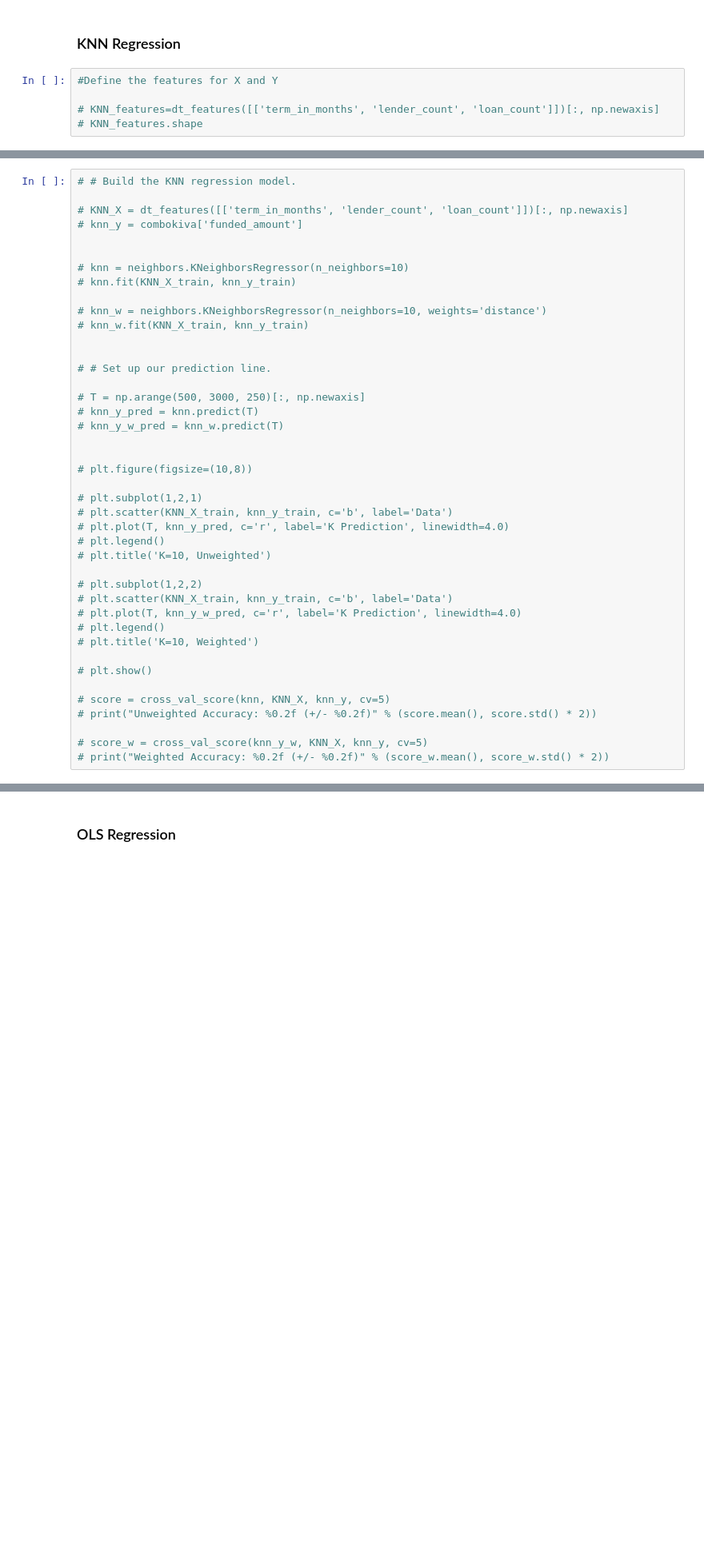
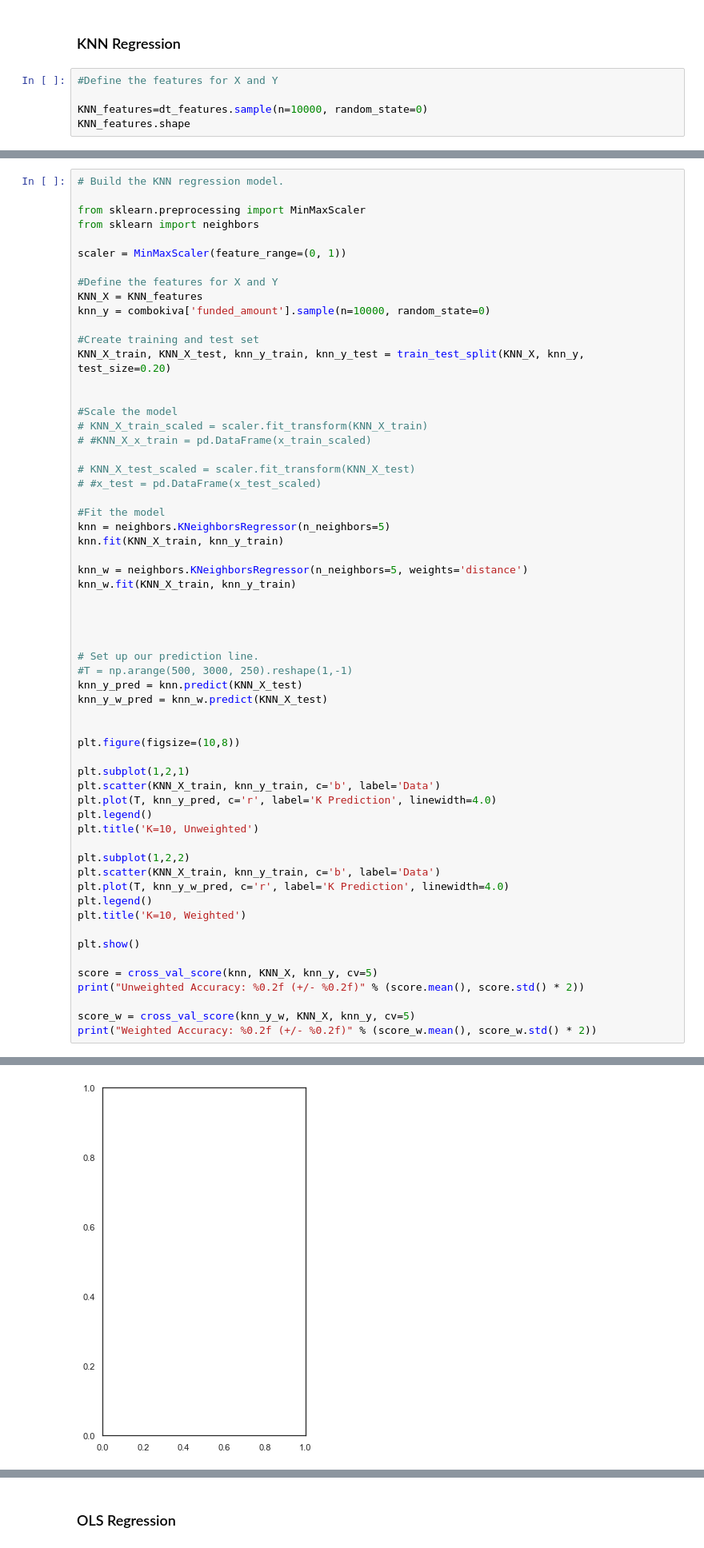
Before and after one commit to TheONEShafiq/Thinkful, a Jupyter notebook: Capstone2_Kiva.ipynb, the cells around one changed output, grey strips where cells are left out. Shown at 80% size. Cells and saved outputs as stored; diff of their text form; blank space fills up the shorter version.

```diff
--- a/Capstone2_Kiva.ipynb
+++ b/Capstone2_Kiva.ipynb
@@ -957,5 +1006,5 @@ KeyboardInterrupt:
 # %%
 #Define the features for X and Y
 
-# KNN_features=dt_features([['term_in_months', 'lender_count', 'loan_count']])[:, np.newaxis]
-# KNN_features.shape
+KNN_features=dt_features.sample(n=10000, random_state=0)
+KNN_features.shape
@@ -962,42 +1013,61 @@ KeyboardInterrupt:
 # %%
-# # Build the KNN regression model.
+# Build the KNN regression model.
 
-# KNN_X = dt_features([['term_in_months', 'lender_count', 'loan_count']])[:, np.newaxis]
-# knn_y = combokiva['funded_amount']
+from sklearn.preprocessing import MinMaxScaler
+from sklearn import neighbors
+
+scaler = MinMaxScaler(feature_range=(0, 1))
+
+#Define the features for X and Y
+KNN_X = KNN_features
+knn_y = combokiva['funded_amount'].sample(n=10000, random_state=0)
+
+#Create training and test set
+KNN_X_train, KNN_X_test, knn_y_train, knn_y_test = train_test_split(KNN_X, knn_y, test_size=0.20)
 
 
-# knn = neighbors.KNeighborsRegressor(n_neighbors=10)
-# knn.fit(KNN_X_train, knn_y_train)
+#Scale the model
+# KNN_X_train_scaled = scaler.fit_transform(KNN_X_train)
+# #KNN_X_x_train = pd.DataFrame(x_train_scaled)
 
-# knn_w = neighbors.KNeighborsRegressor(n_neighbors=10, weights='distance')
-# knn_w.fit(KNN_X_train, knn_y_train)
+# KNN_X_test_scaled = scaler.fit_transform(KNN_X_test)
+# #x_test = pd.DataFrame(x_test_scaled)
+
+#Fit the model
+knn = neighbors.KNeighborsRegressor(n_neighbors=5)
+knn.fit(KNN_X_train, knn_y_train)
+
+knn_w = neighbors.KNeighborsRegressor(n_neighbors=5, weights='distance')
+knn_w.fit(KNN_X_train, knn_y_train)
 
 
-# # Set up our prediction line.
-
-# T = np.arange(500, 3000, 250)[:, np.newaxis]
-# knn_y_pred = knn.predict(T)
-# knn_y_w_pred = knn_w.predict(T)
 
 
-# plt.figure(figsize=(10,8))
+# Set up our prediction line.
+#T = np.arange(500, 3000, 250).reshape(1,-1)
+knn_y_pred = knn.predict(KNN_X_test)
+knn_y_w_pred = knn_w.predict(KNN_X_test)
 
-# plt.subplot(1,2,1)
-# plt.scatter(KNN_X_train, knn_y_train, c='b', label='Data')
-# plt.plot(T, knn_y_pred, c='r', label='K Prediction', linewidth=4.0)
-# plt.legend()
-# plt.title('K=10, Unweighted')
 
-# plt.subplot(1,2,2)
-# plt.scatter(KNN_X_train, knn_y_train, c='b', label='Data')
-# plt.plot(T, knn_y_w_pred, c='r', label='K Prediction', linewidth=4.0)
-# plt.legend()
-# plt.title('K=10, Weighted')
+plt.figure(figsize=(10,8))
 
-# plt.show()
+plt.subplot(1,2,1)
+plt.scatter(KNN_X_train, knn_y_train, c='b', label='Data')
+plt.plot(T, knn_y_pred, c='r', label='K Prediction', linewidth=4.0)
+plt.legend()
+plt.title('K=10, Unweighted')
 
-# score = cross_val_score(knn, KNN_X, knn_y, cv=5)
-# print("Unweighted Accuracy: %0.2f (+/- %0.2f)" % (score.mean(), score.std() * 2))
+plt.subplot(1,2,2)
+plt.scatter(KNN_X_train, knn_y_train, c='b', label='Data')
+plt.plot(T, knn_y_w_pred, c='r', label='K Prediction', linewidth=4.0)
+plt.legend()
+plt.title('K=10, Weighted')
 
-# score_w = cross_val_score(knn_y_w, KNN_X, knn_y, cv=5)
-# print("Weighted Accuracy: %0.2f (+/- %0.2f)" % (score_w.mean(), score_w.std() * 2))
+plt.show()
+
+score = cross_val_score(knn, KNN_X, knn_y, cv=5)
+print("Unweighted Accuracy: %0.2f (+/- %0.2f)" % (score.mean(), score.std() * 2))
+
+score_w = cross_val_score(knn_y_w, KNN_X, knn_y, cv=5)
+print("Weighted Accuracy: %0.2f (+/- %0.2f)" % (score_w.mean(), score_w.std() * 2))
+# %% [output]
@@ -1003,0 +1075 @@ KeyboardInterrupt:
+[figure, added]
```
Also changed, not shown: parts of 15 cells of this notebook.
